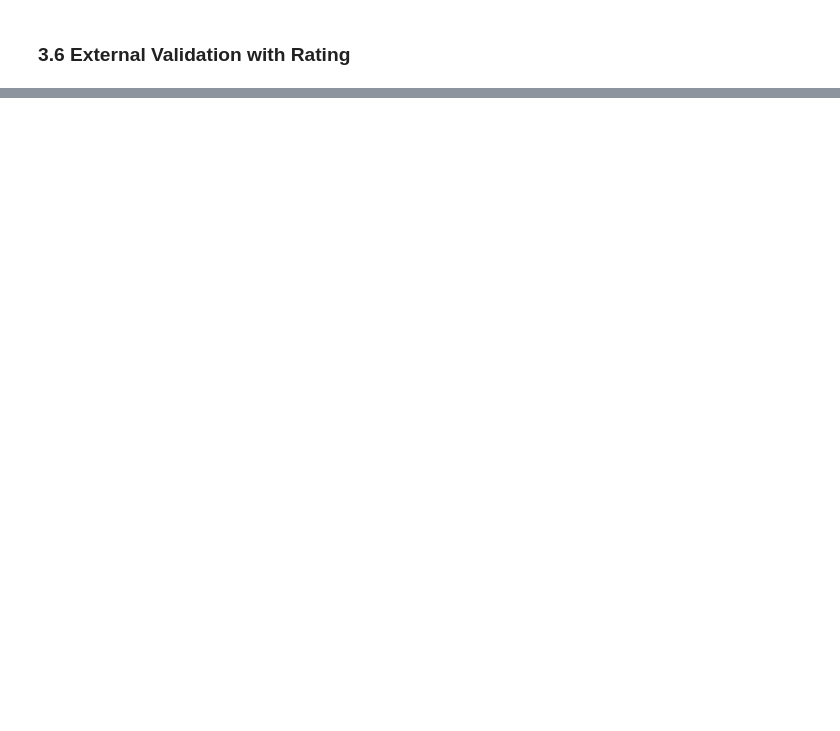
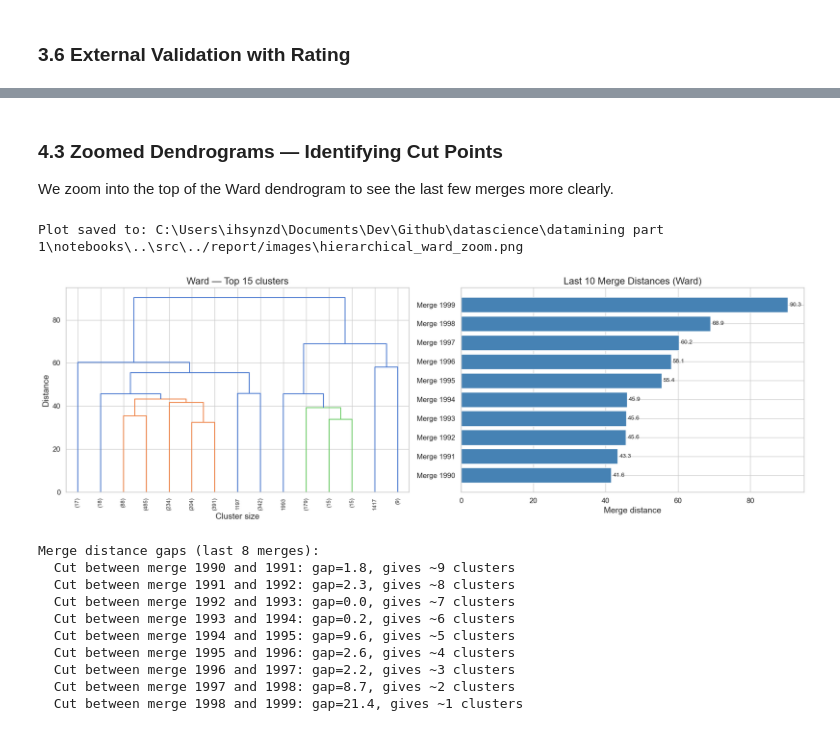
Before and after one commit to ihsynzd14/datamining_exam, a Jupyter notebook: datamining part 1/notebooks/02_clustering.ipynb, the cells around one changed output, grey strips where cells are left out. Cells and saved outputs as stored; diff of their text form; code cells hidden in the pictures; blank space fills up the shorter version.

```diff
--- a/datamining part 1/notebooks/02_clustering.ipynb
+++ b/datamining part 1/notebooks/02_clustering.ipynb
@@ -507,0 +800,51 @@ This does not mean DBSCAN is a bad algorithm — it means the data structure in
+# %% [markdown]
+### 4.3 Zoomed Dendrograms — Identifying Cut Points
+
+We zoom into the top of the Ward dendrogram to see the last few merges more clearly.
+# %%
+# Ward dendrogram — zoomed into last 10 merges
+Z_ward = linkage_matrices['ward']
+
+fig, axes = plt.subplots(1, 2, figsize=(18, 6))
+
+# Full dendrogram with fewer leaves
+dendrogram(Z_ward, ax=axes[0], truncate_mode='lastp', p=15,
+           leaf_rotation=90, leaf_font_size=9,
+           color_threshold=0.5 * max(Z_ward[:, 2]))
+axes[0].set_title('Ward — Top 15 clusters')
+axes[0].set_xlabel('Cluster size'); axes[0].set_ylabel('Distance')
+
+# Show merge distances for last 10 merges
+last_merges = Z_ward[-10:, 2]
+axes[1].barh(range(10), last_merges, color='steelblue')
+axes[1].set_yticks(range(10))
+axes[1].set_yticklabels([f'Merge {len(Z_ward)-9+i}' for i in range(10)])
+axes[1].set_xlabel('Merge distance')
+axes[1].set_title('Last 10 Merge Distances (Ward)')
+for i, v in enumerate(last_merges):
+    axes[1].text(v + 0.5, i, f'{v:.1f}', va='center', fontsize=10)
+
+plt.tight_layout()
+save_plot(fig, 'hierarchical_ward_zoom.png')
+plt.show()
+
+# Print suggested cuts
+print("Merge distance gaps (last 8 merges):")
+for i in range(len(last_merges)-1):
+    gap = last_merges[i+1] - last_merges[i]
+    n_clusters = len(Z_ward) + 1 - (len(Z_ward) - 9 + i + 1)
+    print(f"  Cut between merge {len(Z_ward)-9+i} and {len(Z_ward)-8+i}: "
+          f"gap={gap:.1f}, gives ~{n_clusters} clusters")
+# %% [output]
+Plot saved to: C:\Users\ihsynzd\Documents\Dev\Github\datascience\datamining part 1\notebooks\..\src\../report/images\hierarchical_ward_zoom.png
+[figure, added]
+Merge distance gaps (last 8 merges):
+  Cut between merge 1990 and 1991: gap=1.8, gives ~9 clusters
+  Cut between merge 1991 and 1992: gap=2.3, gives ~8 clusters
+  Cut between merge 1992 and 1993: gap=0.0, gives ~7 clusters
+  Cut between merge 1993 and 1994: gap=0.2, gives ~6 clusters
+  Cut between merge 1994 and 1995: gap=9.6, gives ~5 clusters
+  Cut between merge 1995 and 1996: gap=2.6, gives ~4 clusters
+  Cut between merge 1996 and 1997: gap=2.2, gives ~3 clusters
+  Cut between merge 1997 and 1998: gap=8.7, gives ~2 clusters
+  Cut between merge 1998 and 1999: gap=21.4, gives ~1 clusters
```
Also changed, not shown: parts of 57 cells of this notebook, 10 other files.
